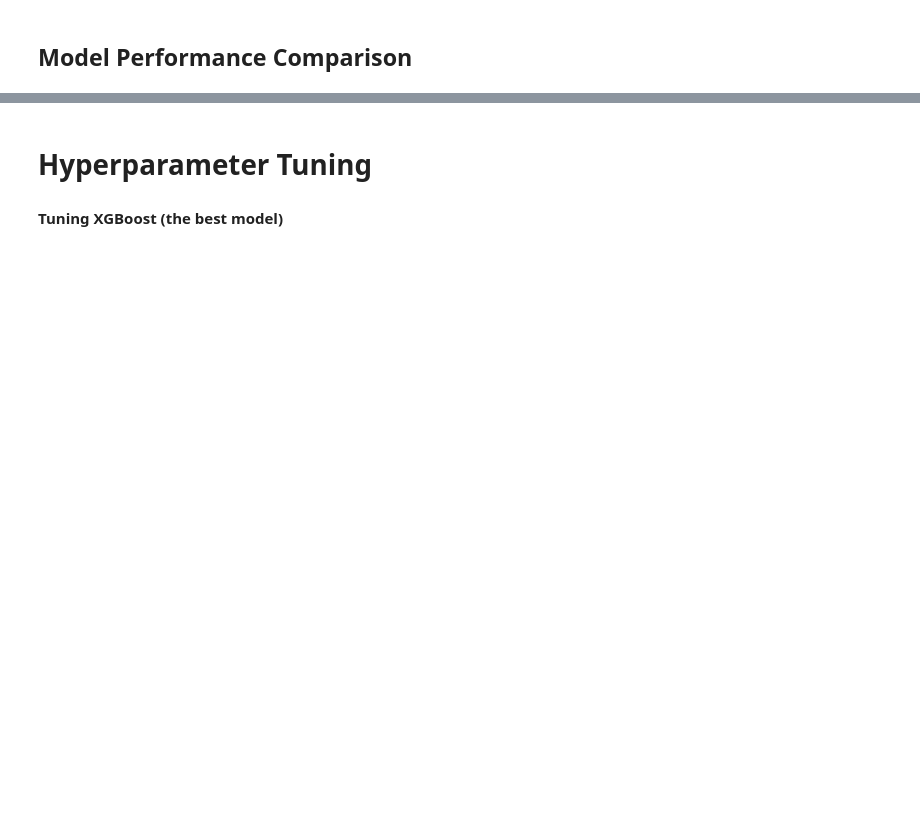
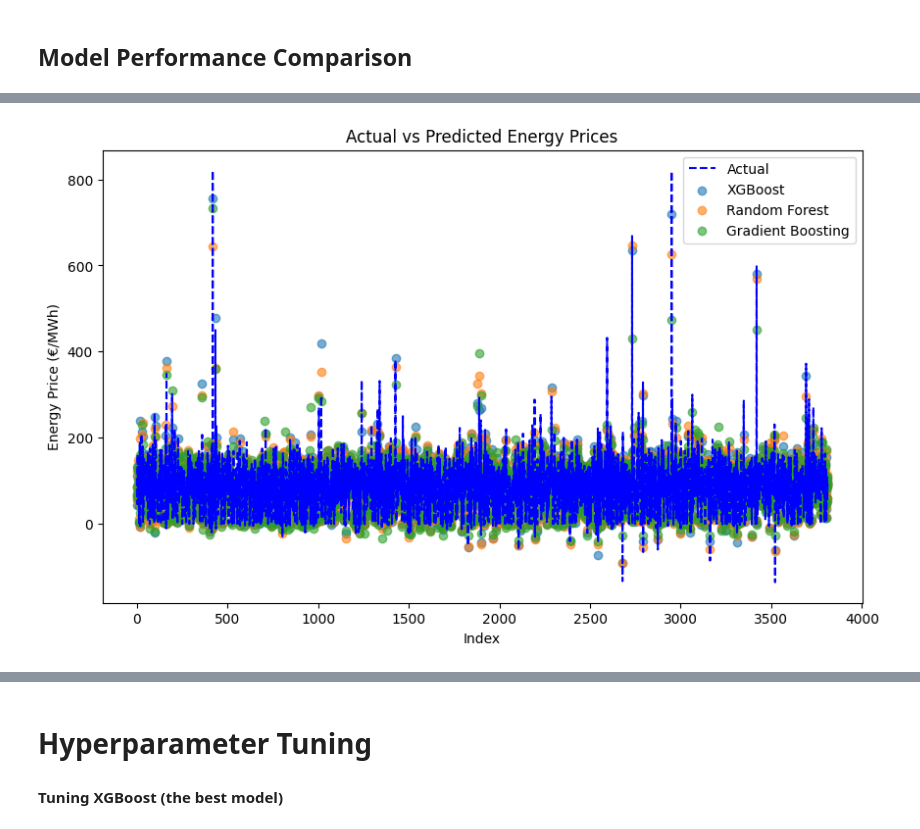
Before and after one commit to apostleoffinance/Energy-Price-Forecast, a Jupyter notebook: Notebooks/forecast_model.ipynb, the cells around one changed output, grey strips where cells are left out. Drawn from its saved outputs; the diff is of its cells as text; code cells hidden in the pictures; blank space fills up the shorter version.

```diff
--- a/Notebooks/forecast_model.ipynb
+++ b/Notebooks/forecast_model.ipynb
@@ -323,0 +420,93 @@ Model Performance Summary:
+# %%
+import pandas as pd
+import numpy as np
+import matplotlib.pyplot as plt
+from sklearn.ensemble import RandomForestRegressor, GradientBoostingRegressor
+from sklearn.metrics import mean_squared_error, mean_absolute_error
+from xgboost import XGBRegressor
+from sklearn.model_selection import train_test_split
+
+# Define features and target variable
+target = "energy_price"
+features = [
+    "renewable_demand_ratio", "conventional_vs_renewable", "grid_balance", "fossil_ratio",
+    "hydro_fossil_interaction", "rolling_mean_24h", "hour_of_day", "month_of_year", "lag_demand_1h",
+    "lead_demand_1h", "wind_solar_interaction", "solar_wind_ratio", "rolling_std_24h",
+    "change_in_load_1h", "wind_total"
+]
+
+X = df[features]
+y = df[target]
+
+# Split data
+X_train, X_test, y_train, y_test = train_test_split(X, y, test_size=0.2, random_state=42)
+
+# Initialize models
+models = {
+    "XGBoost": XGBRegressor(n_estimators=100, learning_rate=0.1, random_state=42),
+    "Random Forest": RandomForestRegressor(n_estimators=100, random_state=42),
+    "Gradient Boosting": GradientBoostingRegressor(n_estimators=100, learning_rate=0.1, random_state=42)
+}
+
+# Store results
+results = {"Model": [], "RMSE": [], "MAE": []}
+predictions = {}
+
+# Train and evaluate models
+for name, model in models.items():
+    model.fit(X_train, y_train)
+    y_pred = model.predict(X_test)
+
+    # Compute metrics
+    rmse = root_mean_squared_error(y_test, y_pred)
+    mae = mean_absolute_error(y_test, y_pred)
+
+    # Store results
+    results["Model"].append(name)
+    results["RMSE"].append(rmse)
+    results["MAE"].append(mae)
+    # Evaluate
+    train_score = model.score(X_train, y_train)
+    test_score = model.score(X_test, y_test)
+    print(f"Train R^2: {train_score:.4f}, Test R^2: {test_score:.4f}")
+    #print(f"Train R^2: {train_score:.4f}, Test R^2: {test_score:.4f}")
+    predictions[name] = y_pred
+
+# Convert results to DataFrame
+performance = pd.DataFrame(results)
+
+# Print Performance Summary
+print("\nModel Performance Summary:")
+print(performance)
+
+# Plot predictions vs actual
+plt.figure(figsize=(10, 6))
+plt.plot(y_test.values, label='Actual', color='blue', linestyle="dashed")
+
+for name, y_pred in predictions.items():
+    plt.scatter(range(len(y_pred)), y_pred, label=name, alpha=0.6)
+
+plt.legend()
+plt.title("Actual vs Predicted Energy Prices")
+plt.xlabel("Index")
+plt.ylabel("Energy Price (€/MWh)")
+plt.show()
+
+# Plot predictions vs actual
+plt.figure(figsize=(10, 6))
+plt.plot(y_test.values, label='Actual', color='blue', linestyle="dashed")
+
+for name, y_pred in predictions.items():
+    plt.plot(range(len(y_pred)), y_pred, label=name, alpha=0.6)
+
+# plt.figure(figsize=(10, 6))
+# plt.plot(y_test.index, y_test, label='Actual', color='blue')
+# plt.plot(y_test.index, y_pred_xgb, label='XGBoost', color='orange')
+# plt.plot(y_test.index, y_pred_rf, label='Random Forest', color='green')
+# plt.plot(y_test.index, y_pred_gb, label='Gradient Boosting', color='red')
+plt.legend()
+plt.title("Actual vs Predicted Energy Prices")
+plt.xlabel("Index")
+plt.ylabel("Energy Price (€/MWh)")
+plt.show()
+# %% [output]
@@ -323,0 +522 @@ Model Performance Summary:
+[figure, added]
```
Also changed, not shown: parts of 12 cells of this notebook.
